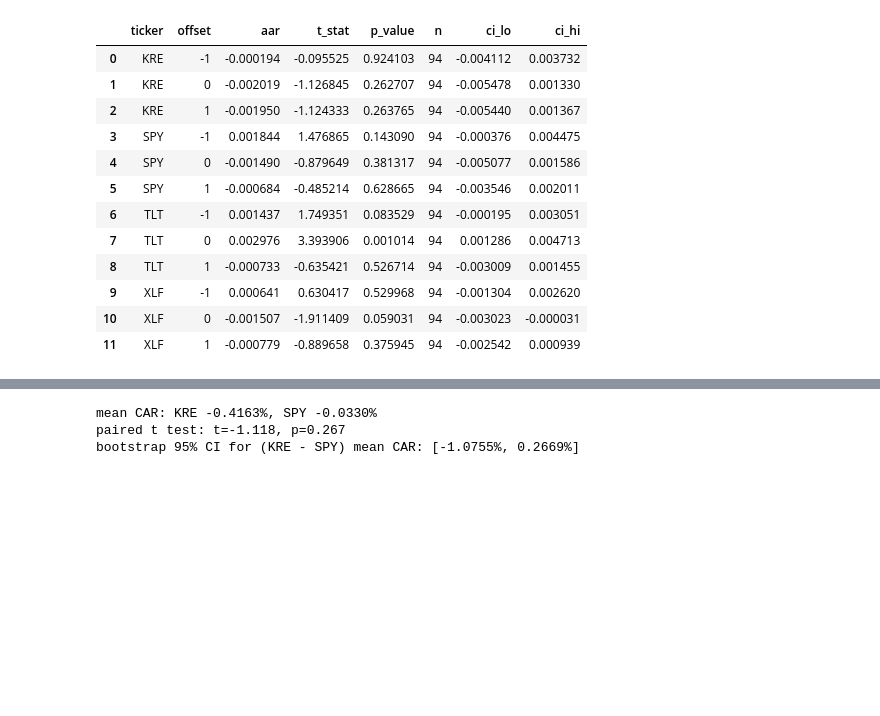
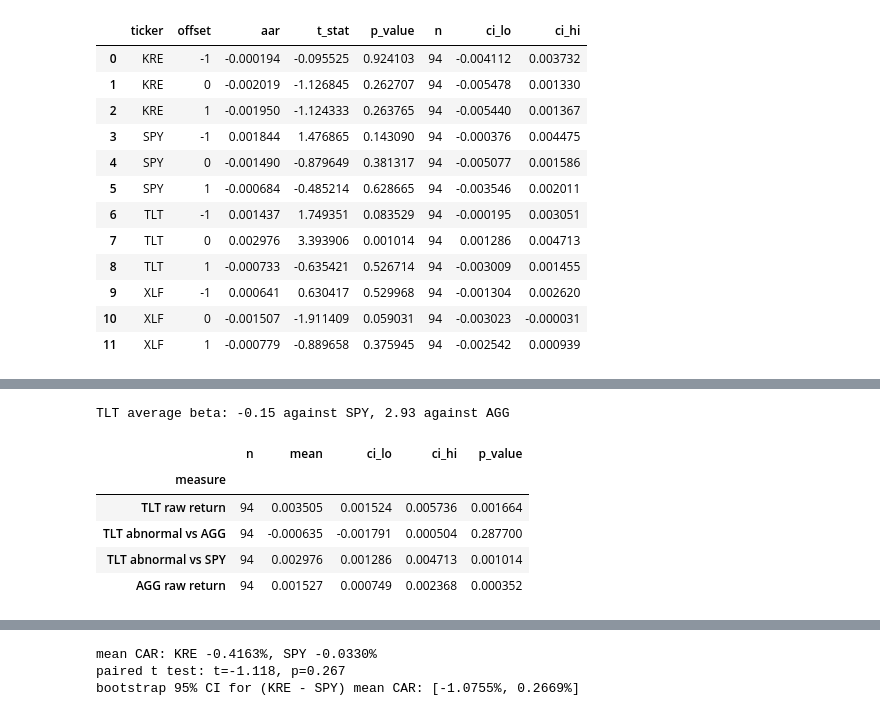
Before and after one commit to austi20/fomc-event-study, a Jupyter notebook: notebooks/01_event_study.ipynb, the cells around one changed output, grey strips where cells are left out. Cells and saved outputs as stored; diff of their text form; code cells hidden in the pictures; blank space fills up the shorter version.

```diff
--- a/notebooks/01_event_study.ipynb
+++ b/notebooks/01_event_study.ipynb
@@ -111,0 +128,23 @@ Everything else, KRE included, is indistinguishable from zero.
+# %%
+bond = abnormal_returns(returns[[BOND_MARKET_TICKER, "TLT"]], events, BOND_MARKET_TICKER)
+tlt_vs_agg = bond[bond.ticker == "TLT"]
+agg = bond[bond.ticker == BOND_MARKET_TICKER]
+tlt_vs_spy = ar[ar.ticker == "TLT"]
+
+print(f"TLT average beta: {tlt_vs_spy.beta.mean():.2f} against SPY, {tlt_vs_agg.beta.mean():.2f} against AGG")
+
+tlt_table = pd.concat([
+    release_day_summary(tlt_vs_spy, ["ticker"], value_col="return").assign(measure="TLT raw return"),
+    release_day_summary(tlt_vs_agg, ["ticker"]).assign(measure="TLT abnormal vs AGG"),
+    release_day_summary(tlt_vs_spy, ["ticker"]).assign(measure="TLT abnormal vs SPY"),
+    release_day_summary(agg, ["ticker"], value_col="return").assign(measure="AGG raw return"),
+])
+tlt_table.set_index("measure").drop(columns="ticker")
+# %% [output]
+TLT average beta: -0.15 against SPY, 2.93 against AGG
+|  | n | mean | ci_lo | ci_hi | p_value |
+| measure |  |  |  |  |  |
+| TLT raw return | 94 | 0.003505 | 0.001524 | 0.005736 | 0.001664 |
+| TLT abnormal vs AGG | 94 | -0.000635 | -0.001791 | 0.000504 | 0.287700 |
+| TLT abnormal vs SPY | 94 | 0.002976 | 0.001286 | 0.004713 | 0.001014 |
+| AGG raw return | 94 | 0.001527 | 0.000749 | 0.002368 | 0.000352 |
```
Also changed, not shown: parts of 16 cells of this notebook, 17 other files.
